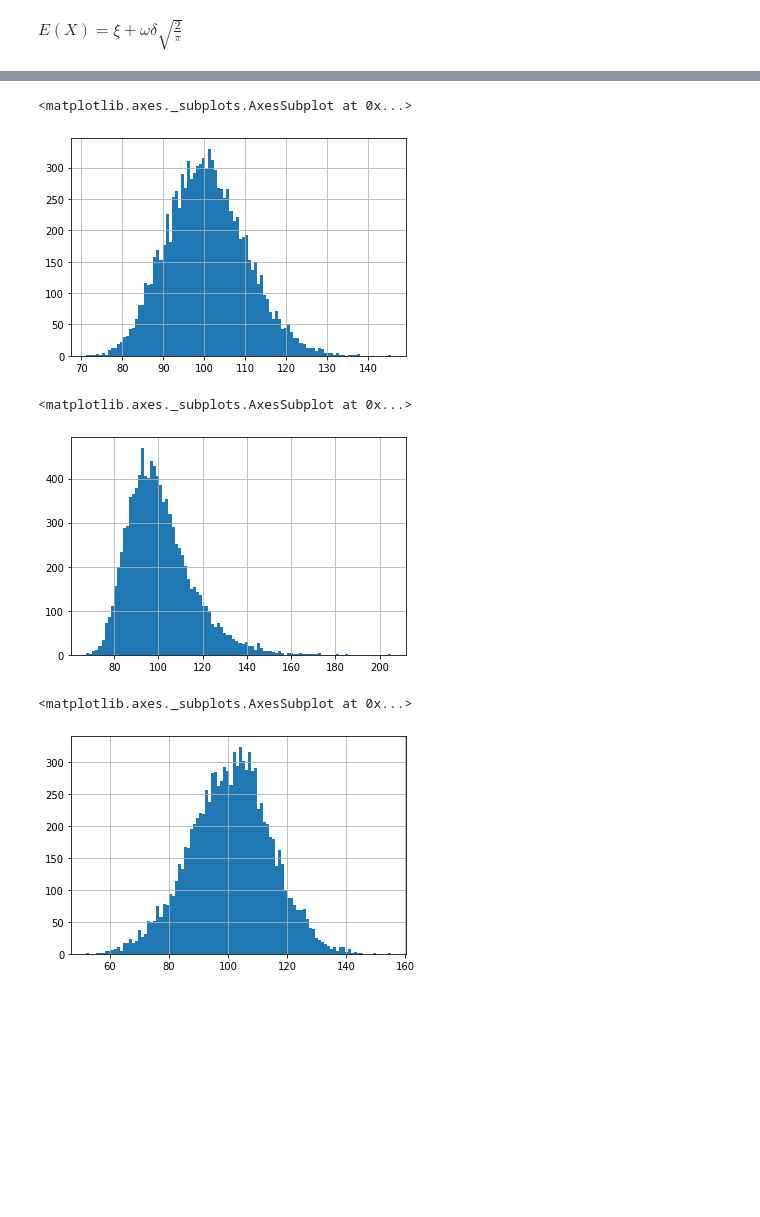
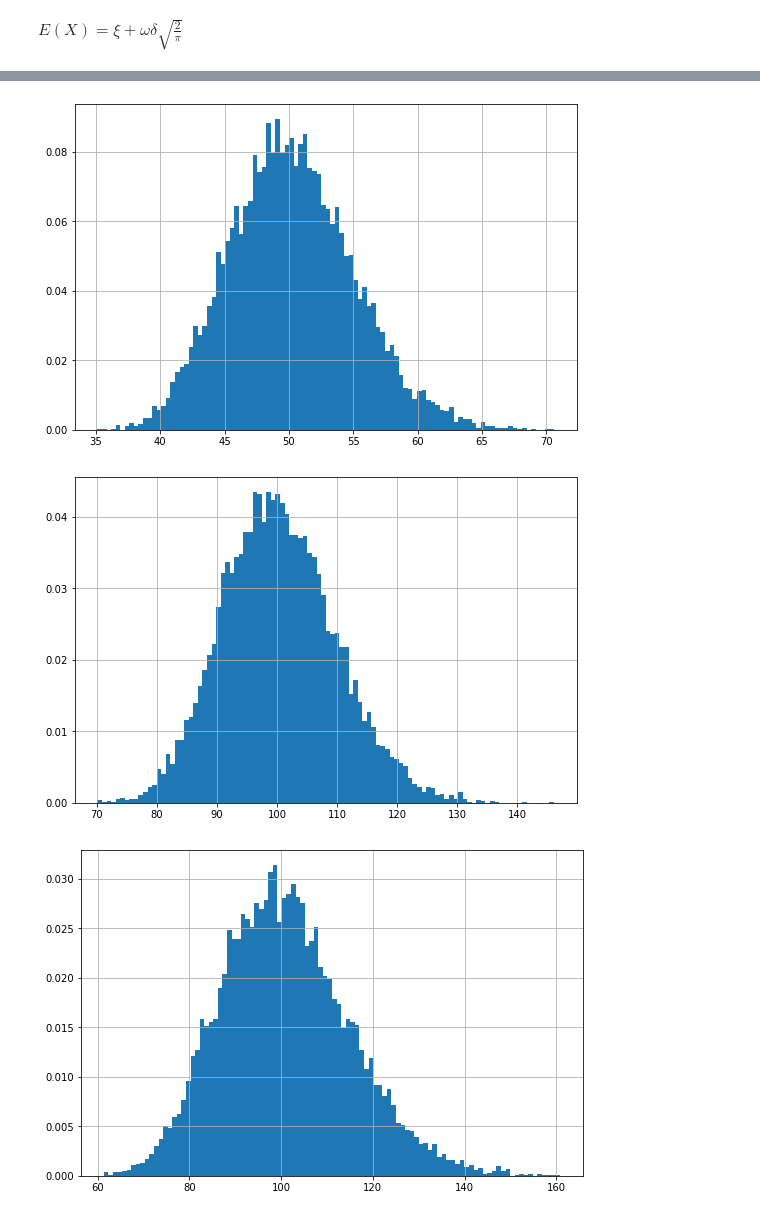
Before and after one commit to john-woolley/w241-final-project, a Jupyter notebook: stock_density_solver.ipynb, the cells around one changed output, grey strips where cells are left out. Saved outputs shown, nothing was run; the diff lists cells and outputs as text; code cells hidden in the pictures; blank space fills up the shorter version.

Commit message:
revised for survey

```diff
--- a/stock_density_solver.ipynb
+++ b/stock_density_solver.ipynb
@@ -166,16 +156,10 @@ left_skew_lov     109.030335
 dtype: float64
-# %%
-df['basecase'].hist(bins=100)
-# %% [output]
-<matplotlib.axes._subplots.AxesSubplot at 0x...>
-[figure, removed]
-# %%
-df['right_skew_hiv'].hist(bins=100)
-# %% [output]
-<matplotlib.axes._subplots.AxesSubplot at 0x...>
-[figure, removed]
-# %%
-df['left_skew_hiv'].hist(bins=100)
-# %% [output]
-<matplotlib.axes._subplots.AxesSubplot at 0x...>
-[figure, removed]
+# %%
+for i, col in enumerate(df.columns):
+    fig, axs = plt.subplots(1, figsize=(9, 6))
+    df[col].hist(ax=axs, bins=100, density=True)
+    fig.savefig('survey_content/{}/histogram.png'.format(col))
+# %% [output]
+[figure, added]
+[figure, added]
+[figure, added]
```
Also changed, not shown: parts of 7 cells of this notebook.
